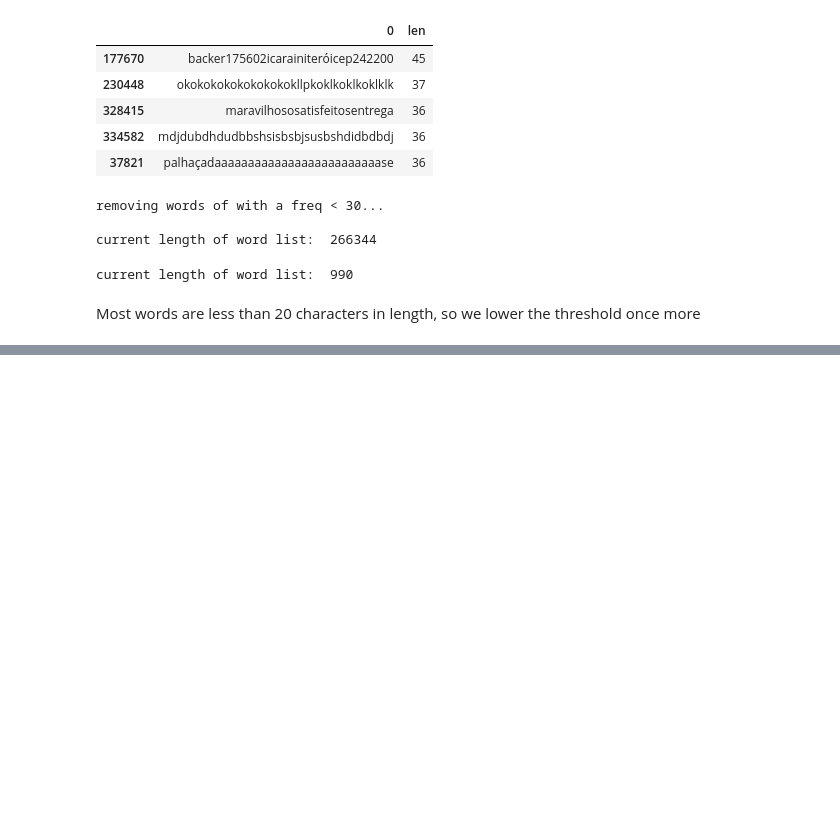
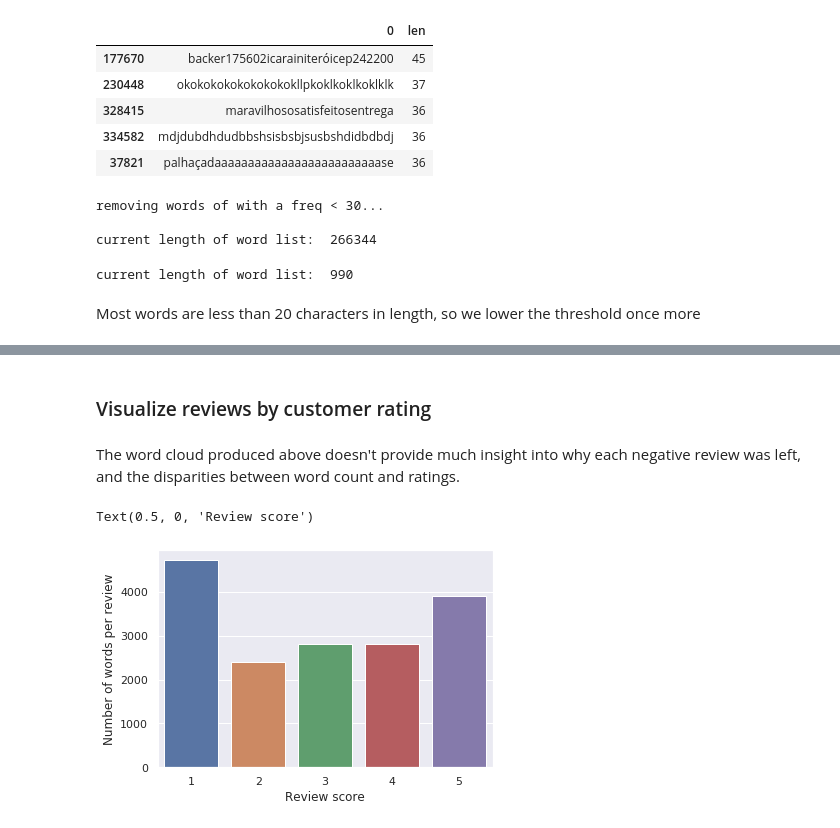
Before and after one commit to fnau001/final-project, a Jupyter notebook: project_temp.ipynb, the cells around one changed output, grey strips where cells are left out. Cells and saved outputs as stored; diff of their text form; code cells hidden in the pictures; blank space fills up the shorter version.

```diff
--- a/project_temp.ipynb
+++ b/project_temp.ipynb
@@ -959,0 +961,4 @@ plt.show()
+# %% [markdown]
+### Visualize reviews by customer rating
+# %% [markdown]
+<p>The word cloud produced above doesn't provide much insight into why each negative review was left, and the disparities between word count and ratings.</p>
@@ -959,0 +973,36 @@ plt.show()
+# %%
+# create word tokens
+x['review_comment_message'] = x['review_comment_message'].apply(lambda x: word_tokenize(x))
+
+# reverts tokenized words back into a sentence for words in Portuguese
+stemmer = RSLPStemmer()
+x['review_comment_message'] = x['review_comment_message'].apply(lambda x: " ".join([stemmer.stem(w) for w in x]))
+# %%
+# replace using API generated dictionary
+stemmer = SnowballStemmer(language="english")
+x['review_comment_message'] = x['review_comment_message'].apply(lambda x: word_tokenize(x))
+x['review_comment_message'] = x['review_comment_message'].apply(lambda x: " ".join([stemmer.stem(w) for w in x]))
+# %%
+# isolate by rating
+s1 = x[x['review_score'] == 1]
+s2 = x[x['review_score'] == 2]
+s3 = x[x['review_score'] == 3]
+s4 = x[x['review_score'] == 4]
+s5 = x[x['review_score'] == 5]
+# %%
+# filter words >= 3 in length
+blob1 = [word for item in s1['review_comment_message'].str.split().values for word in item if (len(word) >= 3) & (len(word) < 15)]
+blob2 = [word for item in s2['review_comment_message'].str.split().values for word in item if (len(word) >= 3) & (len(word) < 15)]
+blob3 = [word for item in s3['review_comment_message'].str.split().values for word in item if (len(word) >= 3) & (len(word) < 15)]
+blob4 = [word for item in s4['review_comment_message'].str.split().values for word in item if (len(word) >= 3) & (len(word) < 15)]
+blob5 = [word for item in s5['review_comment_message'].str.split().values for word in item if (len(word) >= 3) & (len(word) < 15)]
+words_final = set(blob1 + blob2 + blob3 + blob4 + blob5)
+# %%
+blobs = [len(set(blob1)), len(set(blob2)), len(set(blob3)), len(set(blob4)), len(set(blob5))]
+g = pd.DataFrame([blobs, [i for i in range(1,6)]]).T
+sns.barplot(g[1], g[0])
+plt.ylabel('Number of words per review')
+plt.xlabel('Review score')
+# %% [output]
+Text(0.5, 0, 'Review score')
+[figure, added]
```
Also changed, not shown: parts of 16 cells of this notebook, 1 other file.
